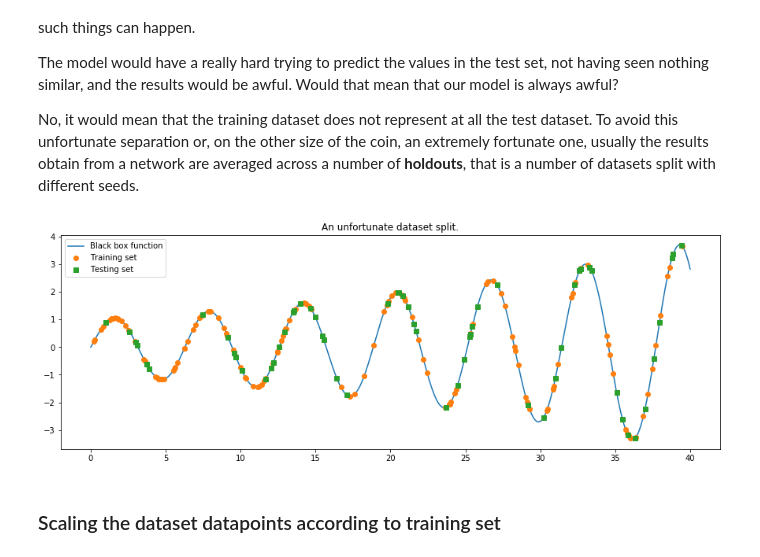
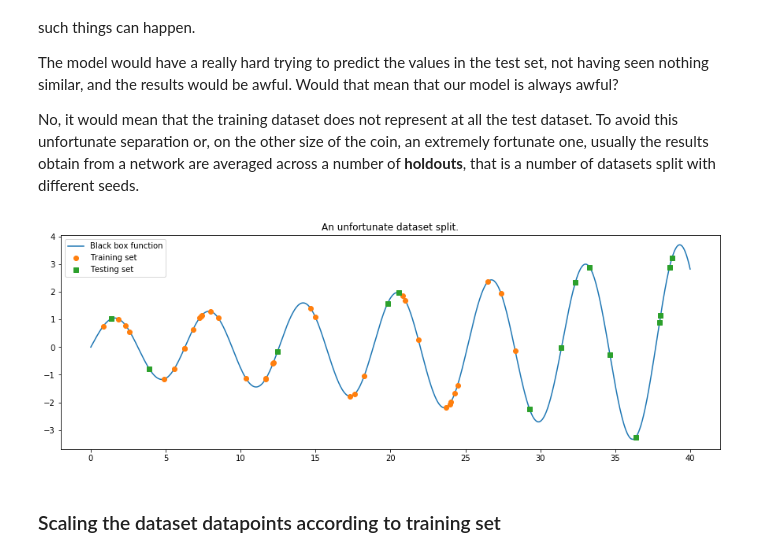
Before and after one commit to LucaCappelletti94/Master-in-Bioinformatics-and-Functional-genomics, a Jupyter notebook: 1 - 6:05:2019 - Lesson on MLP/Lesson on MLP.ipynb, the cells around one changed output. Saved outputs shown, nothing was run; the diff lists cells and outputs as text; code cells hidden in the pictures.

```diff
--- a/1 - 6:05:2019 - Lesson on MLP/Lesson on MLP.ipynb
+++ b/1 - 6:05:2019 - Lesson on MLP/Lesson on MLP.ipynb
@@ -182,12 +183,12 @@ The model would have a really hard trying to predict the values in the test set,
 
 No, it would mean that the training dataset does not represent at all the test dataset. To avoid this unfortunate separation or, on the other size of the coin, an extremely fortunate one, usually the results obtain from a network are averaged across a number of **holdouts**, that is a number of datasets split with different seeds.
 # %%
-plot_dataset_split(*split_dataset(black_box_sampler(N), 791641))
+plot_dataset_split(*split_dataset(black_box_sampler(50), 791641))
 plt.title("An unfortunate dataset split.")
 plt.legend()
 plt.show()
 # %% [output]
-[figure, old version]
+[figure, new version]
 # %% [markdown]
 ### Scaling the dataset datapoints according to training set
 # %% [markdown]
```
Also changed, not shown: parts of 6 cells of this notebook, 1 other file.
